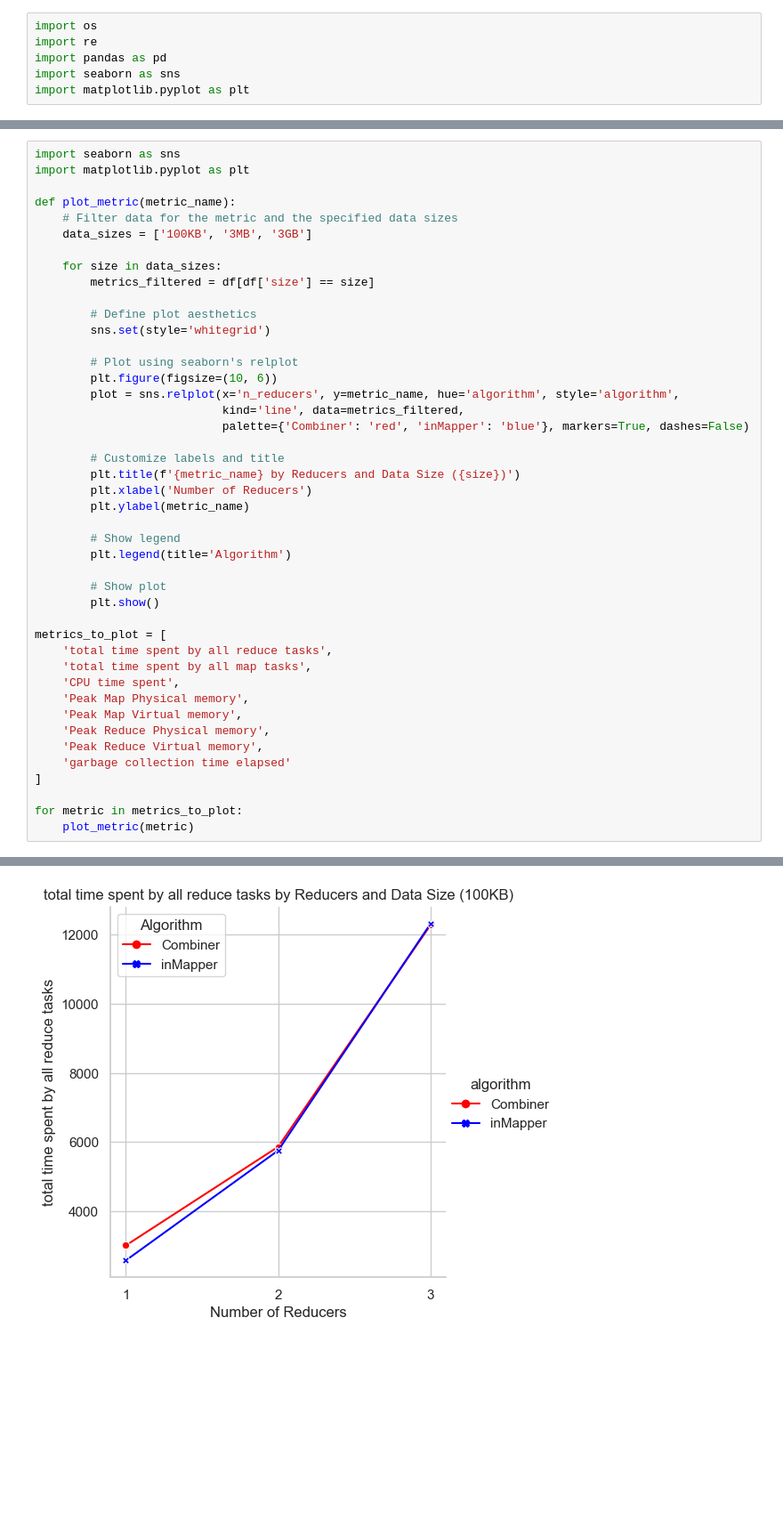
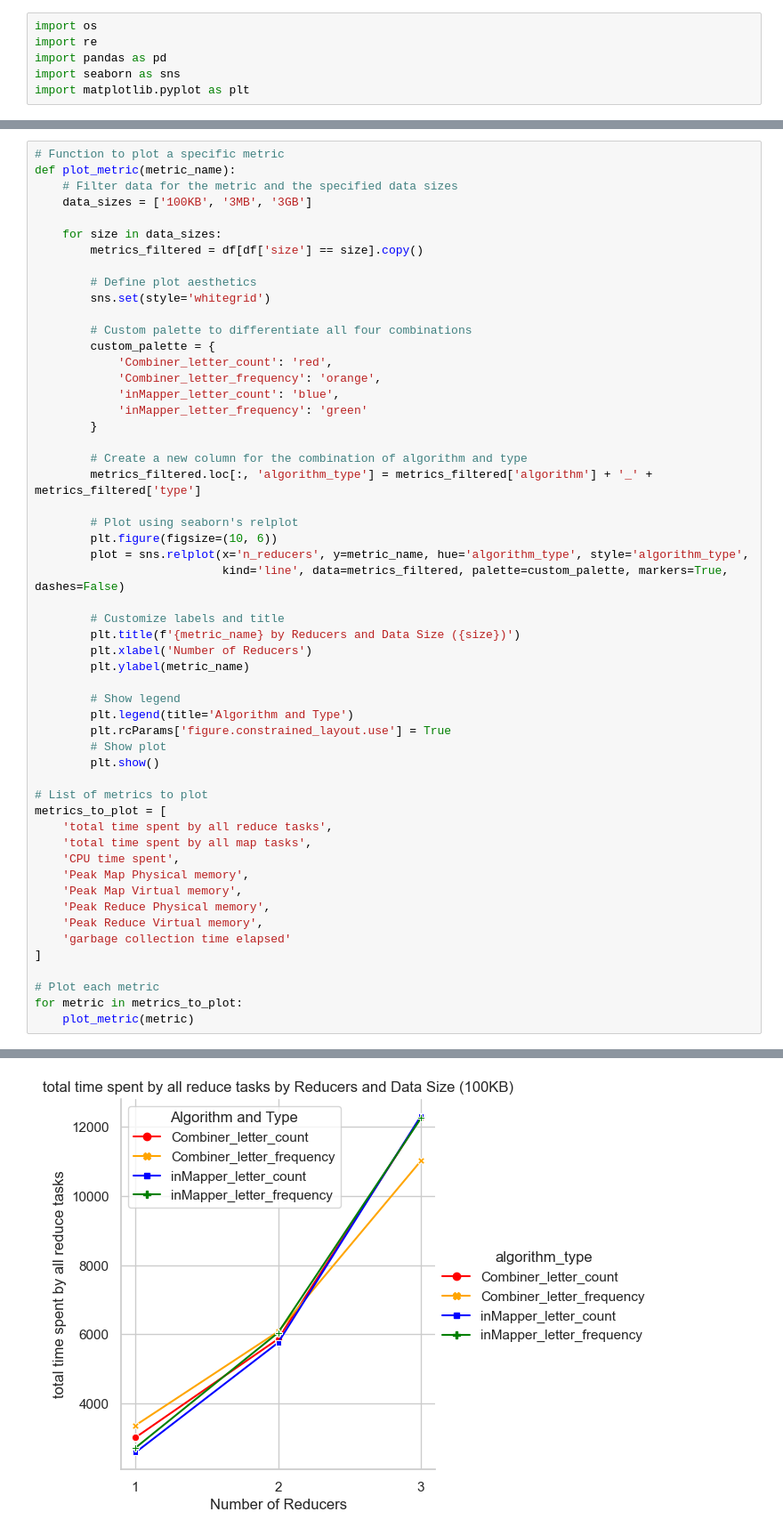
Before and after one commit to feyzancolak/CloudComputingProject, a Jupyter notebook: analytics/performance.ipynb, the cells around one changed output, grey strips where cells are left out. Shown at 89% size. Drawn from its saved outputs; the diff is of its cells as text; blank space fills up the shorter version.

Commit message:
improved performance graph

```diff
--- a/analytics/performance.ipynb
+++ b/analytics/performance.ipynb
@@ -110,48 +107,58 @@ df
 # %%
-import seaborn as sns
-import matplotlib.pyplot as plt
-
+# Function to plot a specific metric
 def plot_metric(metric_name):
     # Filter data for the metric and the specified data sizes
     data_sizes = ['100KB', '3MB', '3GB']
 
     for size in data_sizes:
-        metrics_filtered = df[df['size'] == size]
+        metrics_filtered = df[df['size'] == size].copy()
 
         # Define plot aesthetics
         sns.set(style='whitegrid')
 
+        # Custom palette to differentiate all four combinations
+        custom_palette = {
+            'Combiner_letter_count': 'red',
+            'Combiner_letter_frequency': 'orange',
+            'inMapper_letter_count': 'blue',
+            'inMapper_letter_frequency': 'green'
+        }
+
+        # Create a new column for the combination of algorithm and type
+        metrics_filtered.loc[:, 'algorithm_type'] = metrics_filtered['algorithm'] + '_' + metrics_filtered['type']
+
         # Plot using seaborn's relplot
         plt.figure(figsize=(10, 6))
-        plot = sns.relplot(x='n_reducers', y=metric_name, hue='algorithm', style='algorithm',
-                           kind='line', data=metrics_filtered,
-                           palette={'Combiner': 'red', 'inMapper': 'blue'}, markers=True, dashes=False)
+        plot = sns.relplot(x='n_reducers', y=metric_name, hue='algorithm_type', style='algorithm_type',
+                           kind='line', data=metrics_filtered, palette=custom_palette, markers=True, dashes=False)
 
         # Customize labels and title
         plt.title(f'{metric_name} by Reducers and Data Size ({size})')
         plt.xlabel('Number of Reducers')
         plt.ylabel(metric_name)
 
         # Show legend
-        plt.legend(title='Algorithm')
-
+        plt.legend(title='Algorithm and Type')
+        plt.rcParams['figure.constrained_layout.use'] = True
         # Show plot
         plt.show()
 
+# List of metrics to plot
 metrics_to_plot = [
     'total time spent by all reduce tasks',
     'total time spent by all map tasks',
     'CPU time spent',
     'Peak Map Physical memory',
     'Peak Map Virtual memory',
     'Peak Reduce Physical memory',
     'Peak Reduce Virtual memory',
     'garbage collection time elapsed'
 ]
 
+# Plot each metric
 for metric in metrics_to_plot:
     plot_metric(metric)
 # %% [output]
 <Figure size 1000x600 with 0 Axes>
-[figure, old version]
+[figure, new version]
 <Figure size 1000x600 with 0 Axes>
```
Also changed, not shown: parts of 3 cells of this notebook, 5 other files.
